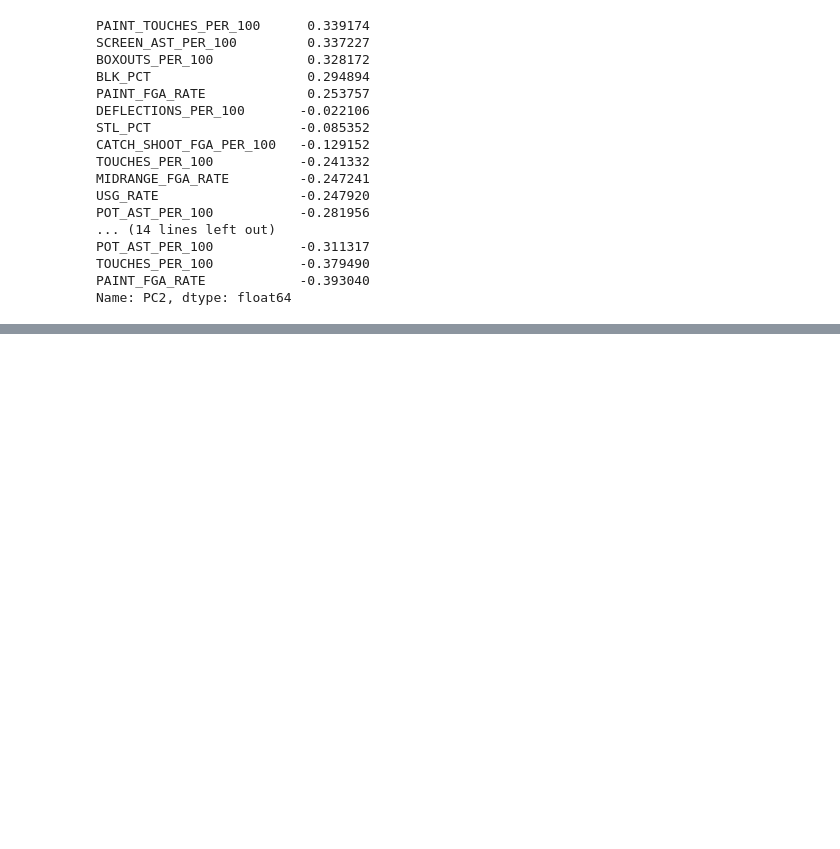
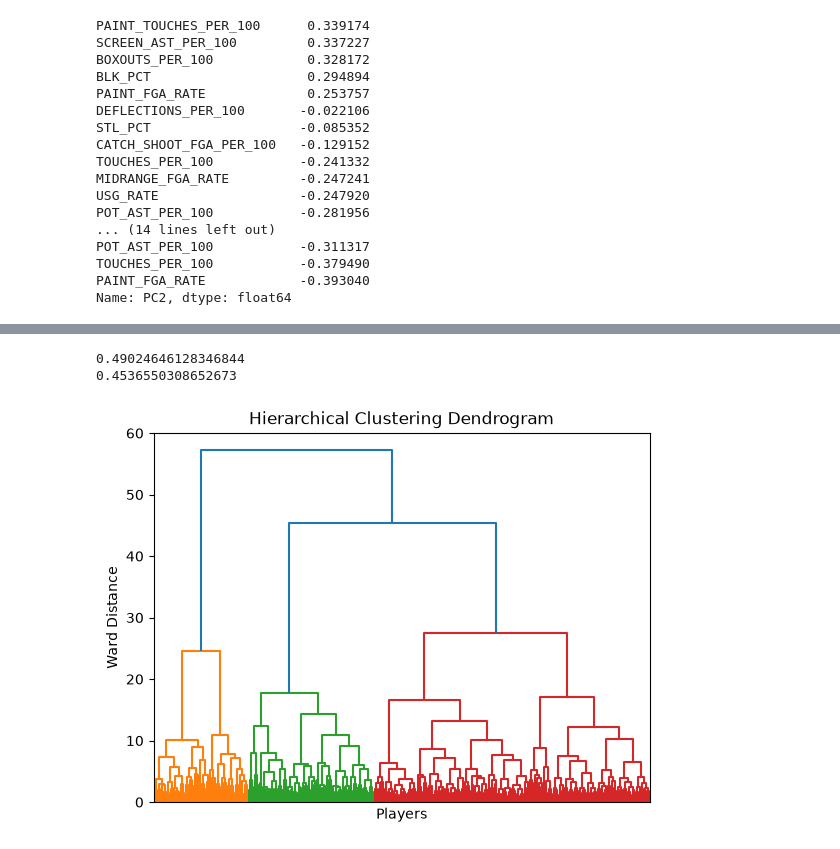
Before and after one commit to alex-abrego/nba-player-archetype-analysis, a Jupyter notebook: notebooks/04_model_selection.ipynb, the cells around one changed output, grey strips where cells are left out. Cells and saved outputs as stored; diff of their text form; code cells hidden in the pictures; blank space fills up the shorter version.

Commit message:
Hierarchical and GMM clustering models

```diff
--- a/notebooks/04_model_selection.ipynb
+++ b/notebooks/04_model_selection.ipynb
@@ -689,0 +860,21 @@ Name: PC2, dtype: float64
+# %%
+hierarchical = AgglomerativeClustering(n_clusters=7, linkage="ward")
+hier_labels = hierarchical.fit_predict(X_scaled)
+ari_hier = adjusted_rand_score(model_k7.labels_, hier_labels)
+ari_hier_pca = adjusted_rand_score(labels_pca, hier_labels)
+
+print(ari_hier)
+print(ari_hier_pca)
+# %% [output]
+0.49024646128346844
+0.4536550308652673
+# %%
+link = linkage(X_scaled, method="ward")
+
+dendrogram(link, no_labels=True)
+plt.title("Hierarchical Clustering Dendrogram")
+plt.xlabel("Players")
+plt.ylabel("Ward Distance")
+plt.show()
+# %% [output]
+[figure, added]
```
Also changed, not shown: parts of 3 cells of this notebook.
